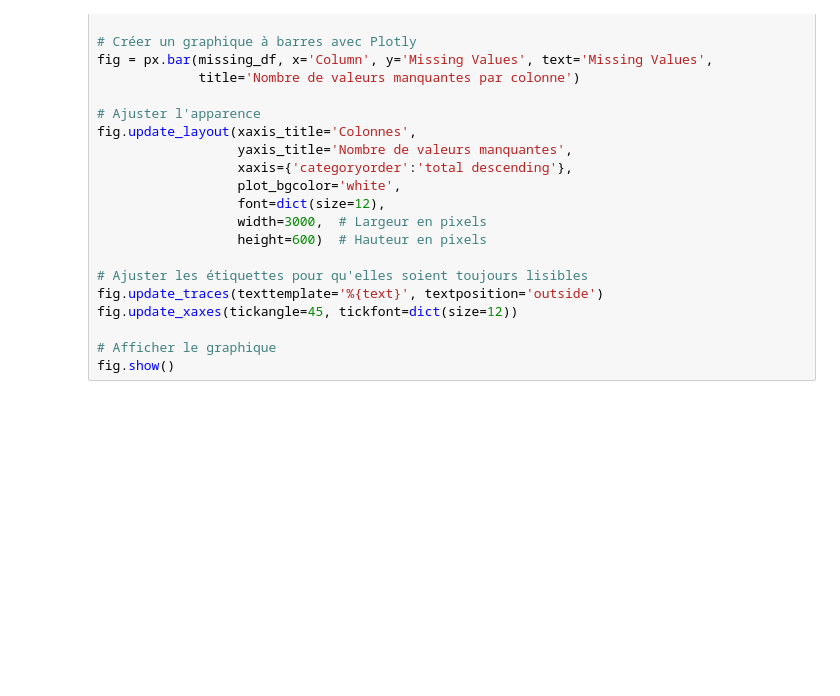
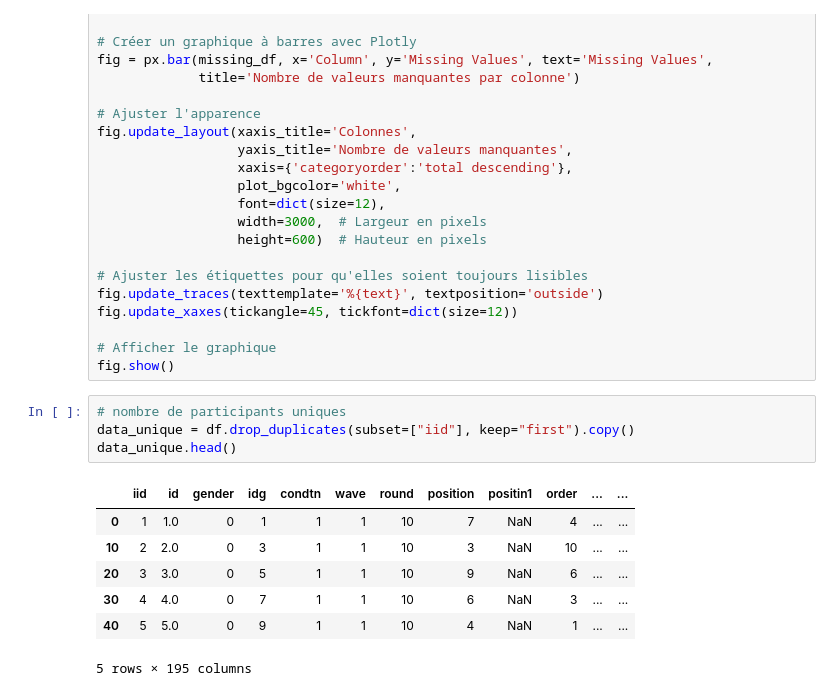
Before and after one commit to Rom1Legrand/Code, a Jupyter notebook: Speed_Dating/speedating.ipynb, the cells around one changed output. Cells and saved outputs as stored; diff of their text form; blank space fills up the shorter version.

```diff
--- a/Speed_Dating/speedating.ipynb
+++ b/Speed_Dating/speedating.ipynb
@@ -196,3 +197,15 @@ fig.update_xaxes(tickangle=45, tickfont=dict(size=12))
 
 # Afficher le graphique
 fig.show()
+# %%
+# nombre de participants uniques
+data_unique = df.drop_duplicates(subset=["iid"], keep="first").copy()
+data_unique.head()
+# %% [output]
+|  | iid | id | gender | idg | condtn | wave | round | position | positin1 | order | ... | ... |
+| 0 | 1 | 1.0 | 0 | 1 | 1 | 1 | 10 | 7 | NaN | 4 | ... | ... |
+| 10 | 2 | 2.0 | 0 | 3 | 1 | 1 | 10 | 3 | NaN | 10 | ... | ... |
+| 20 | 3 | 3.0 | 0 | 5 | 1 | 1 | 10 | 9 | NaN | 6 | ... | ... |
+| 30 | 4 | 4.0 | 0 | 7 | 1 | 1 | 10 | 6 | NaN | 3 | ... | ... |
+| 40 | 5 | 5.0 | 0 | 9 | 1 | 1 | 10 | 4 | NaN | 1 | ... | ... |
+5 rows × 195 columns
```
Also changed, not shown: parts of 4 cells of this notebook.
